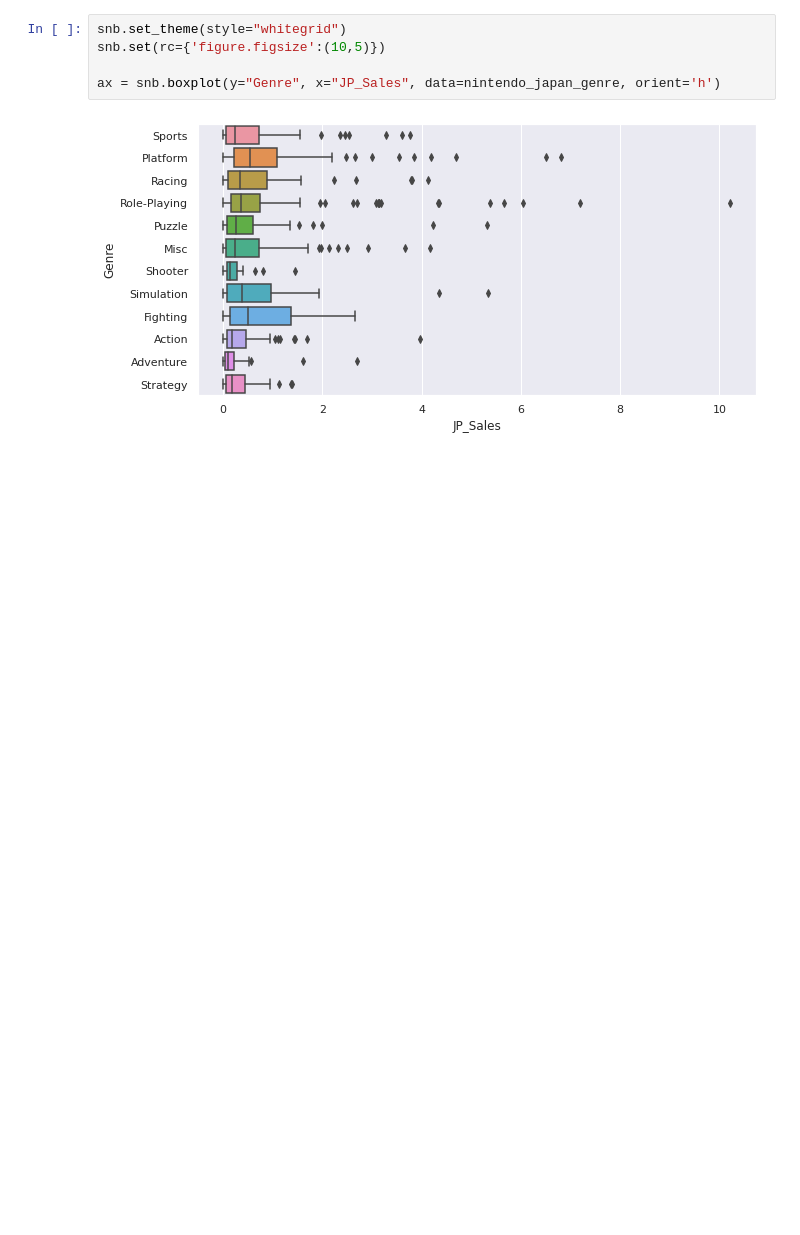
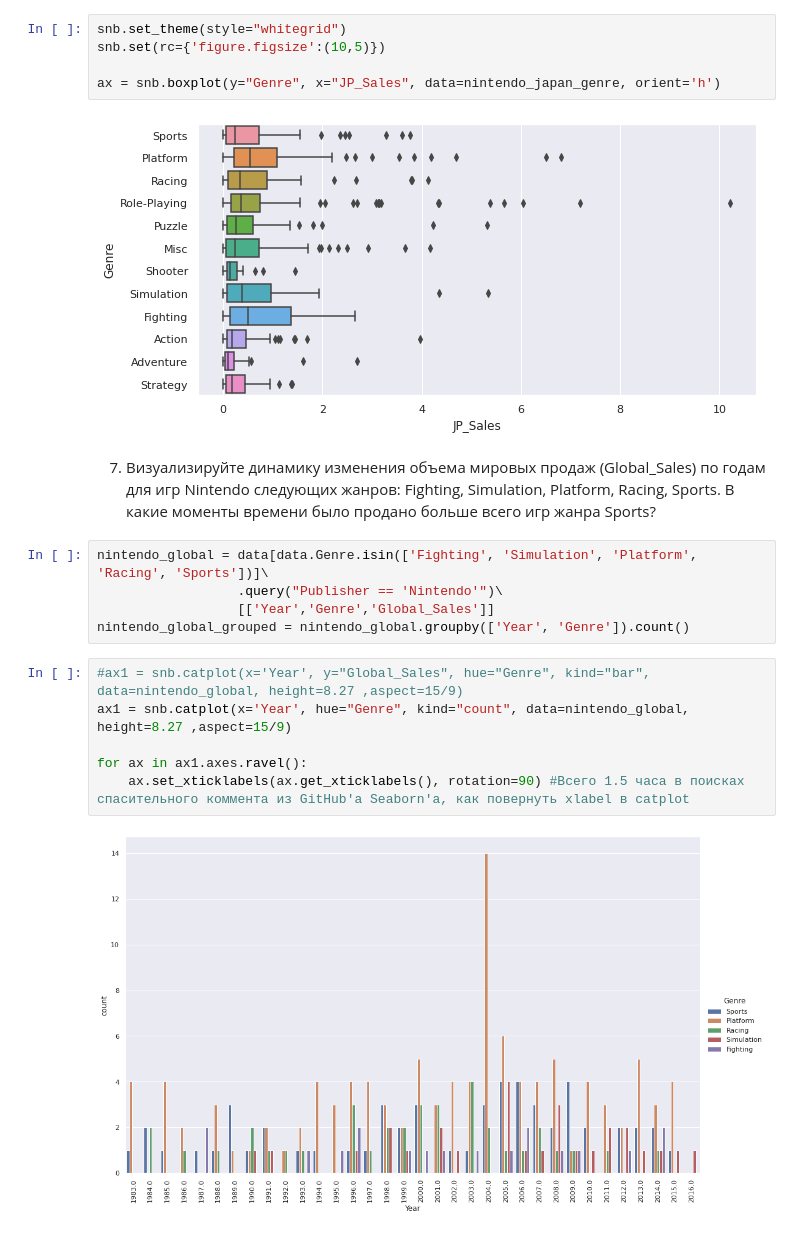
Before and after one commit to VPonomarev42/LearningRep, a Jupyter notebook: stats/stats_miniproject_1.ipynb, the cells around one changed output. Saved outputs shown, nothing was run; the diff lists cells and outputs as text; blank space fills up the shorter version.

```diff
--- a/stats/stats_miniproject_1.ipynb
+++ b/stats/stats_miniproject_1.ipynb
@@ -190,3 +191,18 @@ snb.set(rc={'figure.figsize':(10,5)})
 ax = snb.boxplot(y="Genre", x="JP_Sales", data=nintendo_japan_genre, orient='h')
 # %% [output]
 [figure]
+# %% [markdown]
+7. Визуализируйте динамику изменения объема мировых продаж (Global_Sales) по годам для игр Nintendo следующих жанров: Fighting, Simulation, Platform, Racing, Sports. В какие моменты времени было продано больше всего игр жанра Sports?
+# %%
+nintendo_global = data[data.Genre.isin(['Fighting', 'Simulation', 'Platform', 'Racing', 'Sports'])]\
+                  .query("Publisher == 'Nintendo'")\
+                  [['Year','Genre','Global_Sales']]
+nintendo_global_grouped = nintendo_global.groupby(['Year', 'Genre']).count()
+# %%
+#ax1 = snb.catplot(x='Year', y="Global_Sales", hue="Genre", kind="bar", data=nintendo_global, height=8.27 ,aspect=15/9)
+ax1 = snb.catplot(x='Year', hue="Genre", kind="count", data=nintendo_global, height=8.27 ,aspect=15/9)
+
+for ax in ax1.axes.ravel():
+    ax.set_xticklabels(ax.get_xticklabels(), rotation=90) #Всего 1.5 часа в поисках спасительного коммента из GitHub'а Seaborn'а, как повернуть xlabel в catplot
+# %% [output]
+[figure, added]
```
Also changed, not shown: parts of 3 cells of this notebook.
